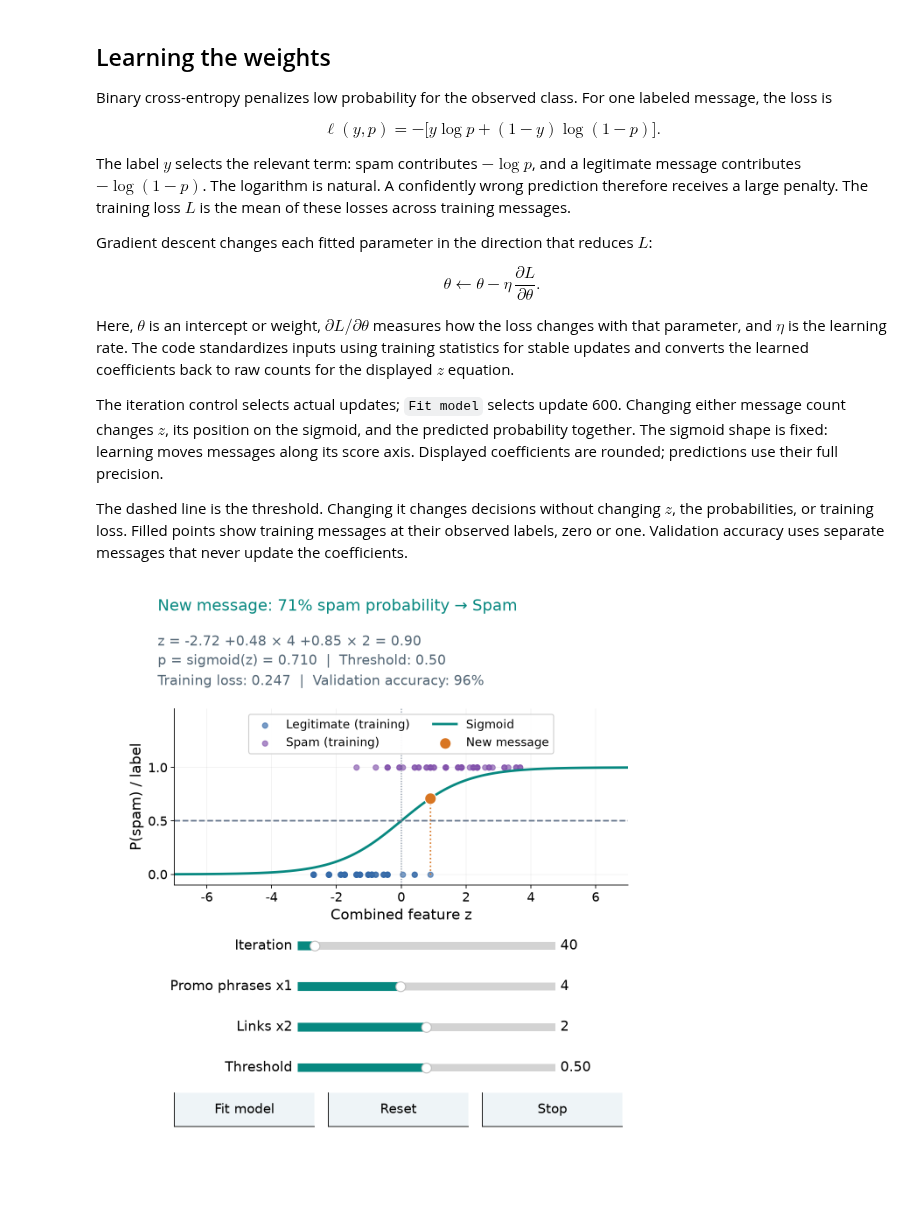
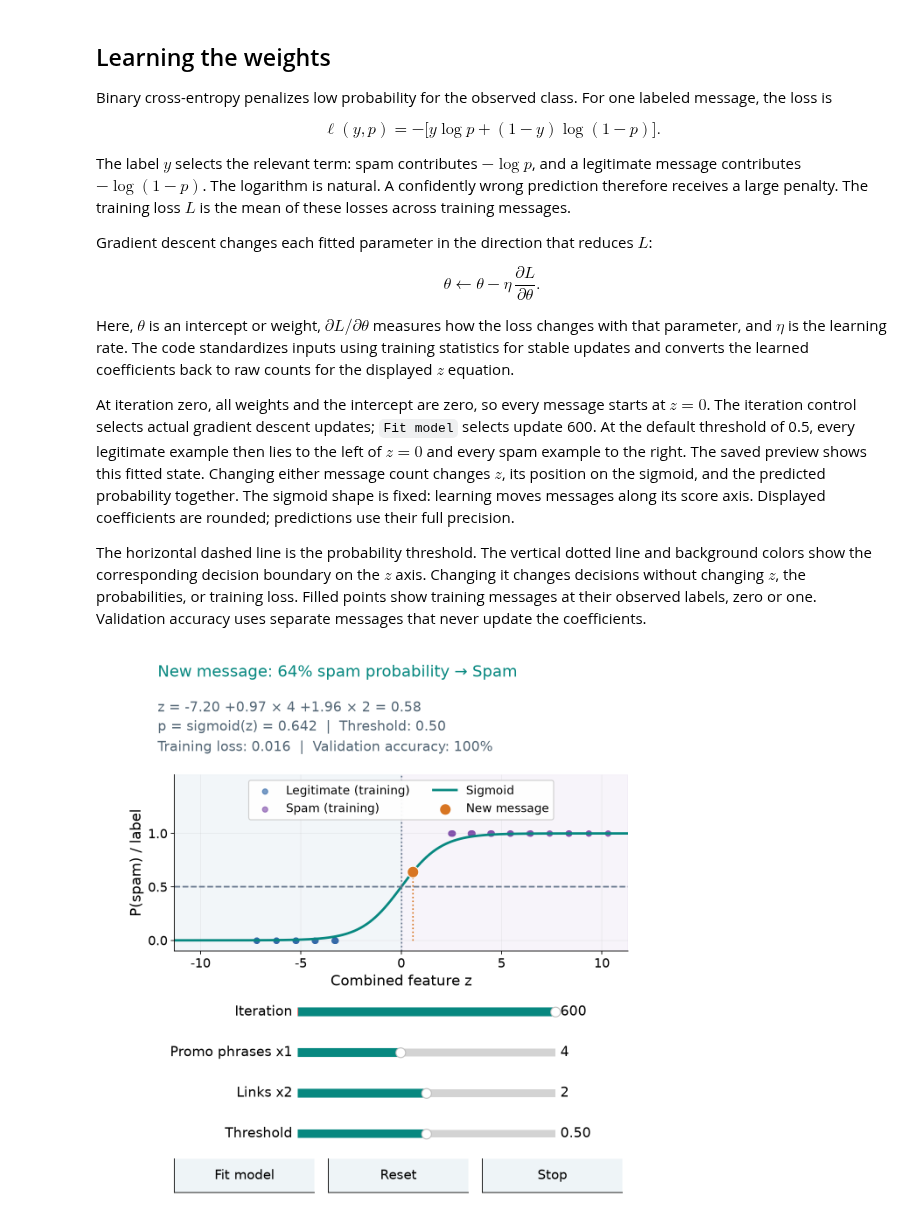
Before and after one commit to sonamu-jun/introduction-to-ai-convergence, a Jupyter notebook: 07-1_Classification/02_binary_logistic_regression.ipynb, the cells around one changed output. Cells and saved outputs as stored; diff of their text form; code cells hidden in the pictures; blank space fills up the shorter version.

Commit message:
Separate fitted classes and make classification metrics interactive

```diff
--- a/07-1_Classification/02_binary_logistic_regression.ipynb
+++ b/07-1_Classification/02_binary_logistic_regression.ipynb
@@ -51,9 +51,9 @@ $$
 
 Here, $\theta$ is an intercept or weight, $\partial L/\partial\theta$ measures how the loss changes with that parameter, and $\eta$ is the learning rate. The code standardizes inputs using training statistics for stable updates and converts the learned coefficients back to raw counts for the displayed $z$ equation.
 
-The iteration control selects actual updates; `Fit model` selects update 600. Changing either message count changes $z$, its position on the sigmoid, and the predicted probability together. The sigmoid shape is fixed: learning moves messages along its score axis. Displayed coefficients are rounded; predictions use their full precision.
+At iteration zero, all weights and the intercept are zero, so every message starts at $z=0$. The iteration control selects actual gradient descent updates; `Fit model` selects update 600. At the default threshold of 0.5, every legitimate example then lies to the left of $z=0$ and every spam example to the right. The saved preview shows this fitted state. Changing either message count changes $z$, its position on the sigmoid, and the predicted probability together. The sigmoid shape is fixed: learning moves messages along its score axis. Displayed coefficients are rounded; predictions use their full precision.
 
-The dashed line is the threshold. Changing it changes decisions without changing $z$, the probabilities, or training loss. Filled points show training messages at their observed labels, zero or one. Validation accuracy uses separate messages that never update the coefficients.
+The horizontal dashed line is the probability threshold. The vertical dotted line and background colors show the corresponding decision boundary on the $z$ axis. Changing it changes decisions without changing $z$, the probabilities, or training loss. Filled points show training messages at their observed labels, zero or one. Validation accuracy uses separate messages that never update the coefficients.
 # %%
 import os
 import sys
@@ -298,7 +298,19 @@ def make_fruit(seed):
     values = centers[labels] + rng.normal(size=(len(labels), 2)) * spreads[labels]
     return np.clip(values, [0, .7], [70, 4.2]), labels
 
-messages, labels = make_messages(70)
+# This fitting example deliberately separates the two synthetic feature groups.
+# The evaluation example explores mistakes with independently controlled counts.
+rng = np.random.default_rng(70)
+feature_grid = np.array([(phrases, links) for phrases in range(11) for links in range(5)])
+construction_score = feature_grid[:, 0] + 2 * feature_grid[:, 1]
+labels = np.zeros(240, dtype=int)
+labels[:84] = 1
+rng.shuffle(labels)
+messages = np.empty((len(labels), 2), dtype=int)
+for label, pool in [(0, feature_grid[construction_score <= 4]),
+                    (1, feature_grid[construction_score >= 10])]:
+    selected = labels == label
+    messages[selected] = pool[rng.integers(len(pool), size=selected.sum())]
 train_id, validation_id = train_test_split(np.arange(len(labels)), test_size=.3,
                                          stratify=labels, random_state=70)
 feature_mean = messages[train_id].mean(axis=0)
@@ -343,40 +355,47 @@ def render_binary(view, iteration, phrases, links, threshold):
     score_grid = np.linspace(-limit, limit, 301)
     curve = sigmoid(score_grid)
     ax = view.ax
+    boundary = float(np.log(threshold / (1 - threshold)))
+    ax.axvspan(-limit, boundary, color=BLUE, alpha=.06)
+    ax.axvspan(boundary, limit, color=PURPLE, alpha=.06)
     for value, color, label in [(0, BLUE, "Legitimate"), (1, PURPLE, "Spam")]:
         mask = labels[train_id] == value
         ax.scatter(train_scores[mask], labels[train_id][mask], s=30, color=color,
                    alpha=.65, label=label + " (training)")
     ax.plot(score_grid, curve, color=TEAL, label="Sigmoid")
     ax.axhline(threshold, color="#64748b", linestyle="--", linewidth=1.6)
-    ax.axvline(0, color="#64748b", linestyle=":", linewidth=1)
+    ax.axvline(boundary, color="#64748b", linestyle=":", linewidth=1.5)
     ax.plot([score, score], [0, probability], ":", color=ORANGE, linewidth=1.5)
     ax.scatter([score], [probability], s=140, color=ORANGE, edgecolor="white", zorder=5,
                label="New message")
     ax.set(xlim=(-limit, limit), ylim=(-.1, 1.55), xlabel="Combined feature z",
            ylabel="P(spam) / label", yticks=[0, .5, 1])
     ax.legend(loc="upper center", ncol=2, fontsize=12, framealpha=.95)
     label = "Spam" if probability >= threshold else "Legitimate"
     view.status.set_text(f"New message: {probability:.0%} spam probability → {label}")
     view.detail.set_text(
         f"z = {raw[0]:.2f} {raw[1]:+.2f} × {phrases:.0f} {raw[2]:+.2f} × {links:.0f} = {score:.2f}\n"
         f"p = sigmoid(z) = {probability:.3f}  |  Threshold: {threshold:.2f}\n"
         f"Training loss: {loss:.3f}  |  Validation accuracy: {result['accuracy']:.0%}")
     return {"probability": probability, "label": label, "score": score, "query": query,
+            "boundary": boundary,
             "curve": curve, "coefficients": beta.copy(), "raw_coefficients": raw,
             "train_scores": train_scores, "validation_probability": validation_probability,
             "prediction": predicted, "metrics": result, "loss": loss}
 
 
 binary_demo = ClassificationExplorer("binary", render_binary, [
-    ("iteration", "Iteration", 0, 600, 40, 1, "%0.0f"),
+    ("iteration", "Iteration", 0, 600, 0, 1, "%0.0f"),
     ("phrases", "Promo phrases x1", 0, 10, 4, 1, "%0.0f"),
     ("links", "Links x2", 0, 4, 2, 1, "%0.0f"),
     ("threshold", "Threshold", .05, .95, .5, .05, "%0.2f"),
 ], actions=[("Fit model", lambda view: view.set_values(iteration=600))])
+if CLASSIFICATION_STATIC:
+    # The saved preview shows the fitted separation; live execution starts at zero.
+    binary_demo.set_values(iteration=600)
 binary_demo.start()
 # %% [output]
-[figure, old version]
+[figure, new version]
 # %% [markdown]
 ## Counts do not capture meaning
 
```
Also changed, not shown: parts of 2 cells of this notebook, 5 other files.
